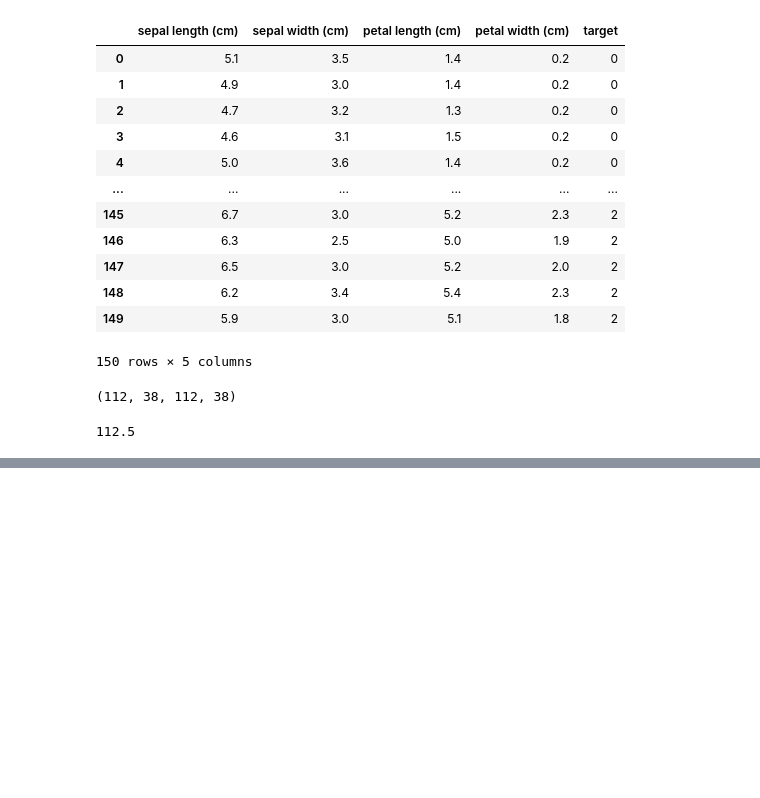
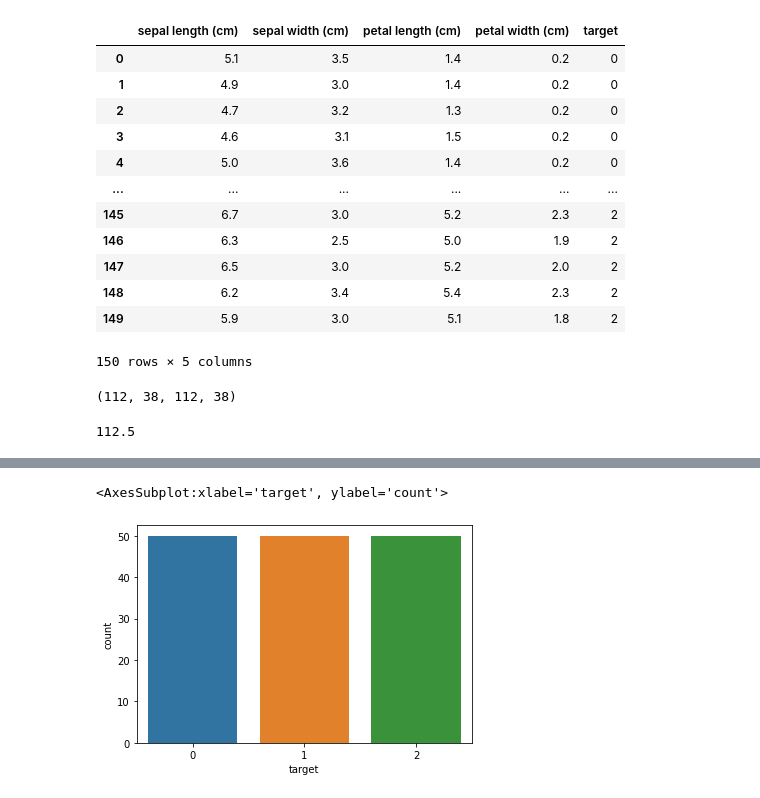
Before and after one commit to saparian0304/tjoeunacademy_test, a Jupyter notebook: jupyter/머신러닝/3.분류.ipynb, the cells around one changed output, grey strips where cells are left out. Saved outputs shown, nothing was run; the diff lists cells and outputs as text; code cells hidden in the pictures; blank space fills up the shorter version.

```diff
--- a/jupyter/머신러닝/3.분류.ipynb
+++ b/jupyter/머신러닝/3.분류.ipynb
@@ -126,3 +136,8 @@ len(x_train), len(x_test), len(y_train), len(y_test)
+# %%
+sns.countplot(df['target'])
+# %% [output]
+<AxesSubplot:xlabel='target', ylabel='count'>
+[figure, added]
 # %%
 from sklearn.tree import DecisionTreeClassifier
 model = DecisionTreeClassifier()
```
Also changed, not shown: parts of 46 cells of this notebook, 5 other files.
